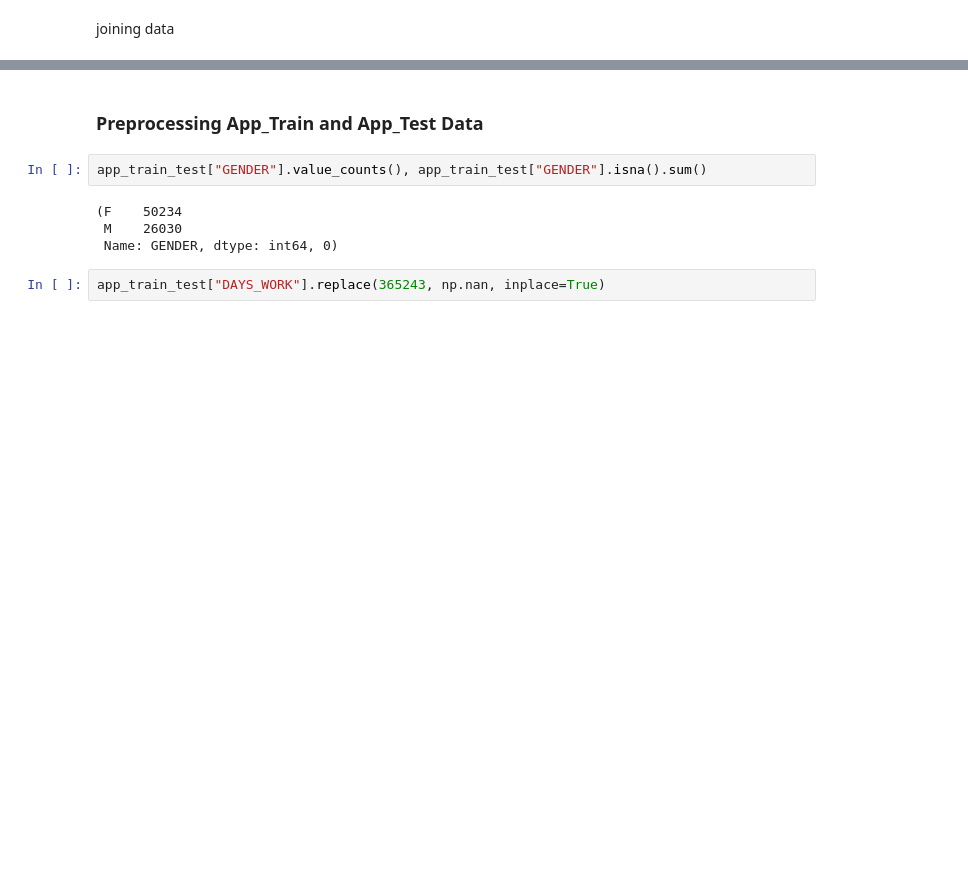
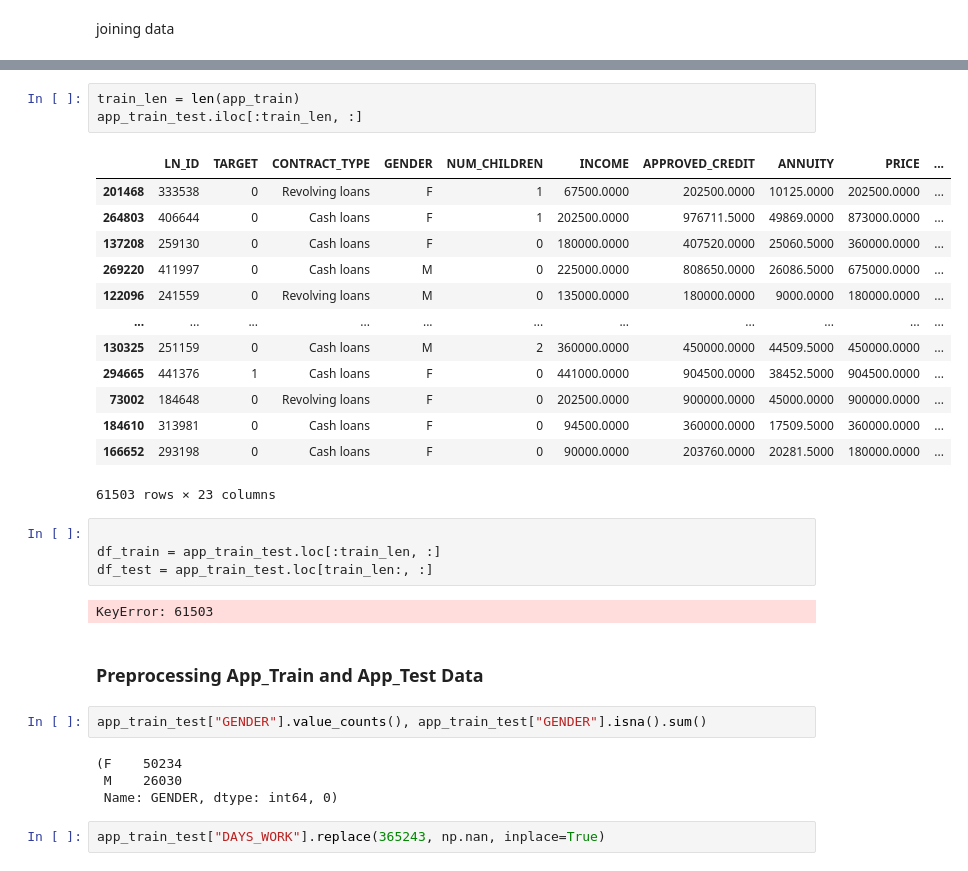
Before and after one commit to gregvidy/home_credit_kaggle, a Jupyter notebook: data_exploration.ipynb, the cells around one changed output, grey strips where cells are left out. Drawn from its saved outputs; the diff is of its cells as text; blank space fills up the shorter version.

```diff
--- a/data_exploration.ipynb
+++ b/data_exploration.ipynb
@@ -101,3 +168,26 @@ app_train_test.tail()
+# %%
+train_len = len(app_train)
+app_train_test.iloc[:train_len, :]
+# %% [output]
+|  | LN_ID | TARGET | CONTRACT_TYPE | GENDER | NUM_CHILDREN | INCOME | APPROVED_CREDIT | ANNUITY | PRICE | ... |
+| 201468 | 333538 | 0 | Revolving loans | F | 1 | 67500.0000 | 202500.0000 | 10125.0000 | 202500.0000 | ... |
+| 264803 | 406644 | 0 | Cash loans | F | 1 | 202500.0000 | 976711.5000 | 49869.0000 | 873000.0000 | ... |
+| 137208 | 259130 | 0 | Cash loans | F | 0 | 180000.0000 | 407520.0000 | 25060.5000 | 360000.0000 | ... |
+| 269220 | 411997 | 0 | Cash loans | M | 0 | 225000.0000 | 808650.0000 | 26086.5000 | 675000.0000 | ... |
+| 122096 | 241559 | 0 | Revolving loans | M | 0 | 135000.0000 | 180000.0000 | 9000.0000 | 180000.0000 | ... |
+| ... | ... | ... | ... | ... | ... | ... | ... | ... | ... | ... |
+| 130325 | 251159 | 0 | Cash loans | M | 2 | 360000.0000 | 450000.0000 | 44509.5000 | 450000.0000 | ... |
+| 294665 | 441376 | 1 | Cash loans | F | 0 | 441000.0000 | 904500.0000 | 38452.5000 | 904500.0000 | ... |
+| 73002 | 184648 | 0 | Revolving loans | F | 0 | 202500.0000 | 900000.0000 | 45000.0000 | 900000.0000 | ... |
+| 184610 | 313981 | 0 | Cash loans | F | 0 | 94500.0000 | 360000.0000 | 17509.5000 | 360000.0000 | ... |
+| 166652 | 293198 | 0 | Cash loans | F | 0 | 90000.0000 | 203760.0000 | 20281.5000 | 180000.0000 | ... |
+61503 rows × 23 columns
+# %%
+
+df_train = app_train_test.loc[:train_len, :]
+df_test = app_train_test.loc[train_len:, :]
+# %% [output]
+KeyError: 61503
 # %% [markdown]
 ### Preprocessing App_Train and App_Test Data
 # %%
```
Also changed, not shown: parts of 21 cells of this notebook, 4 other files.
